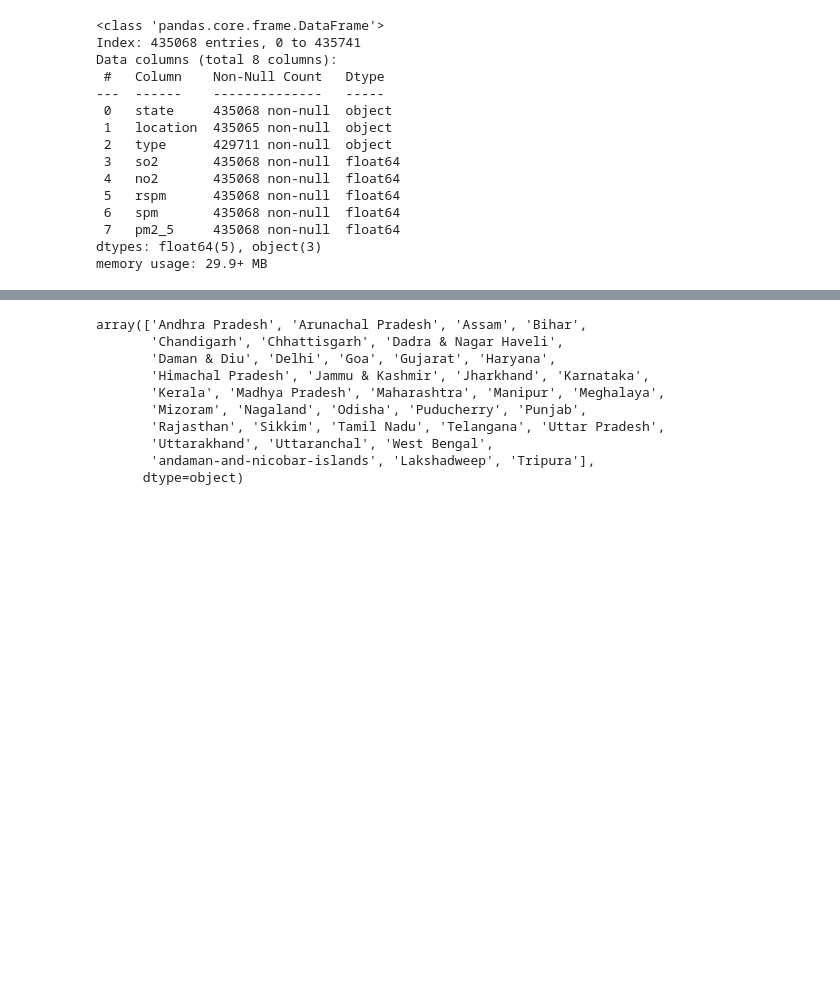
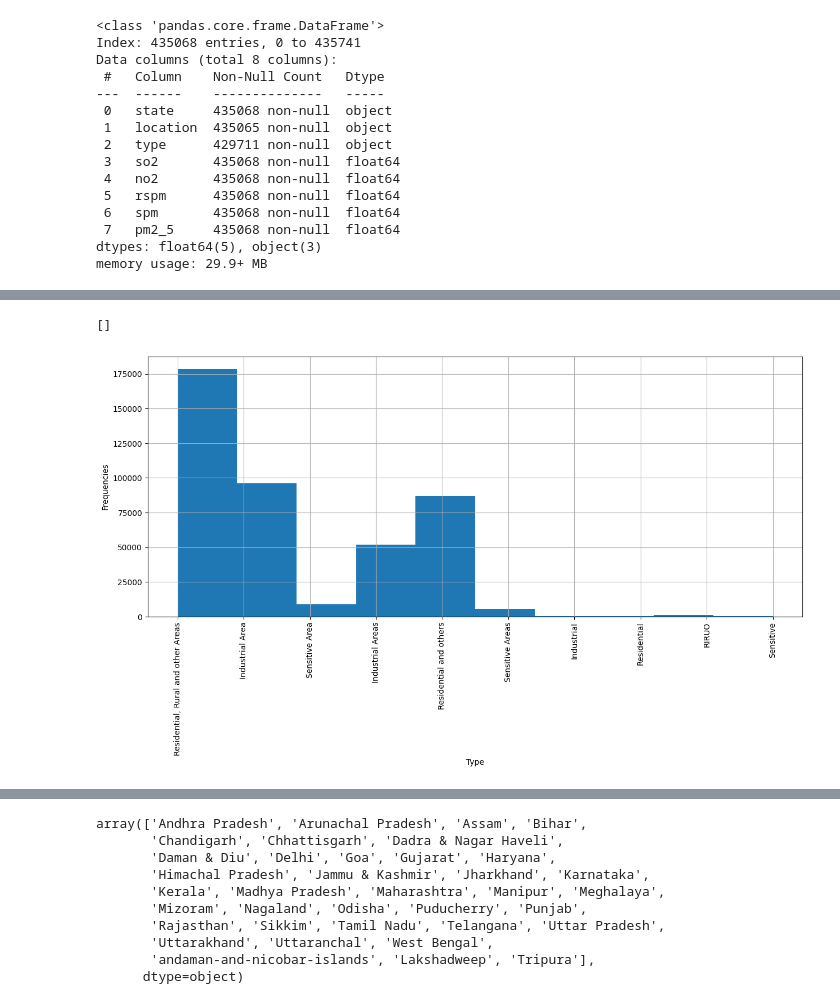
Before and after one commit to Panchajanya1999/aqi_ml, a Jupyter notebook: notebook.ipynb, the cells around one changed output, grey strips where cells are left out. Saved outputs shown, nothing was run; the diff lists cells and outputs as text; code cells hidden in the pictures; blank space fills up the shorter version.

```diff
--- a/notebook.ipynb
+++ b/notebook.ipynb
@@ -185,0 +239,11 @@ memory usage: 29.9+ MB
+# %%
+# check the count of types present in the dataset
+plt.figure(figsize=(15, 6))
+plt.xticks(rotation=90)
+df.type.hist()
+plt.xlabel('Type')
+plt.ylabel('Frequencies')
+plt.plot()
+# %% [output]
+[]
+[figure, added]
```
Also changed, not shown: parts of 25 cells of this notebook.
